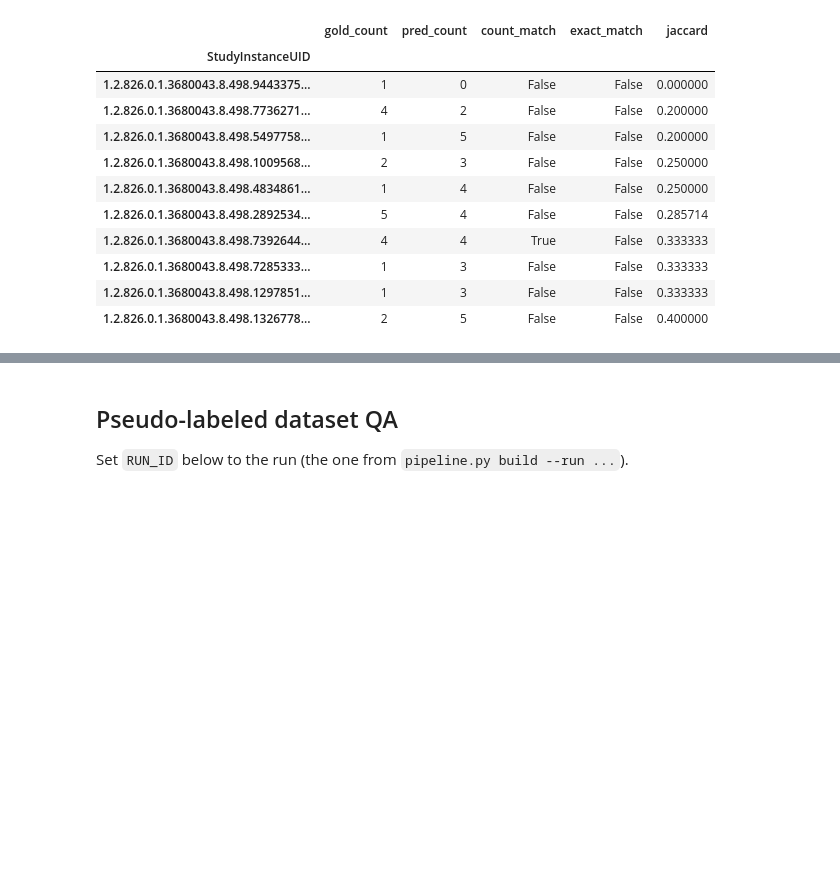
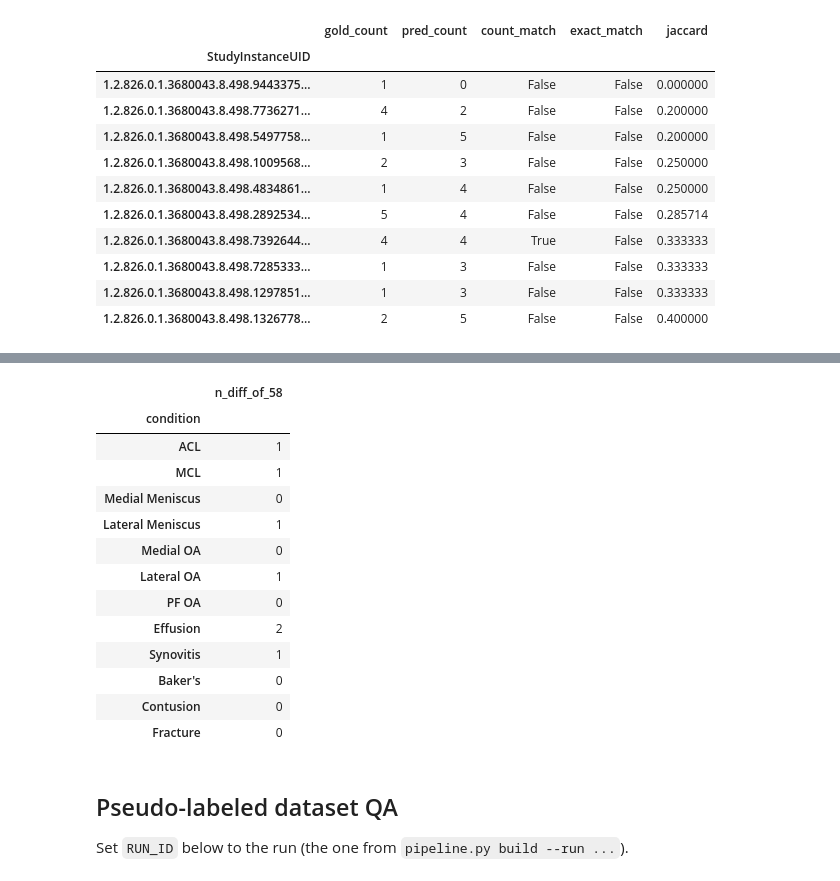
Before and after one commit to gperdrizet/RSNA-knee-abnormality, a Jupyter notebook: notebooks/02-label_extraction.ipynb, the cells around one changed output, grey strips where cells are left out. Saved outputs shown, nothing was run; the diff lists cells and outputs as text; code cells hidden in the pictures; blank space fills up the shorter version.

```diff
--- a/notebooks/02-label_extraction.ipynb
+++ b/notebooks/02-label_extraction.ipynb
@@ -717,3 +757,34 @@ pd.DataFrame({
+# %%
+# Per-condition diff: live pipeline vote vs offline AND/model_a/model_b
+# recombination of the two independent v1 runs - should match exactly bar
+# any residual LLM sampling variance (temperature=0.4, 3-sample majority
+# vote, so a handful of per-report flips are expected, not a bug).
+diff_recs = []
+for cond in label_cols:
+    offline_pred = np.array([
+        ens_policies[ENSEMBLE_RULESET[cond]](int(p), int(q)) for p, q in
+        zip(cmp[PHI4_RUN][f'{cond}_pred'], cmp[QWEN7B_RUN][f'{cond}_pred'])
+    ])
+    live_pred = cmp[ENSEMBLE_RUN][f'{cond}_pred'].astype(int).values
+    n_diff = int((offline_pred != live_pred).sum())
+    diff_recs.append({'condition': cond, 'n_diff_of_58': n_diff})
+
+pd.DataFrame(diff_recs).set_index('condition')
+# %% [output]
+|  | n_diff_of_58 |
+| condition |  |
+| ACL | 1 |
+| MCL | 1 |
+| Medial Meniscus | 0 |
+| Lateral Meniscus | 1 |
+| Medial OA | 0 |
+| Lateral OA | 1 |
+| PF OA | 0 |
+| Effusion | 2 |
+| Synovitis | 1 |
+| Baker's | 0 |
+| Contusion | 0 |
+| Fracture | 0 |
 # %% [markdown]
 ## Pseudo-labeled dataset QA
 
```
Also changed, not shown: parts of 24 cells of this notebook, 4 other files.
